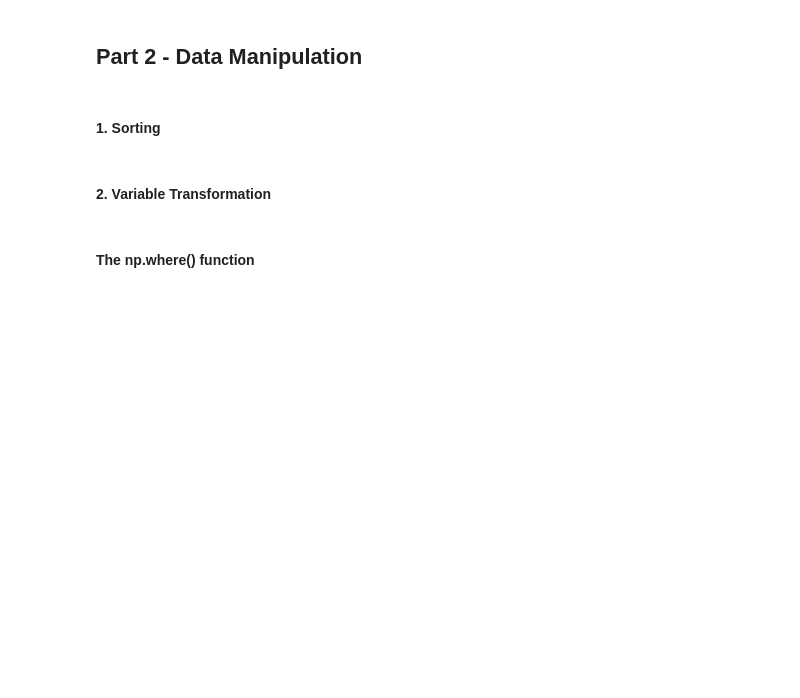
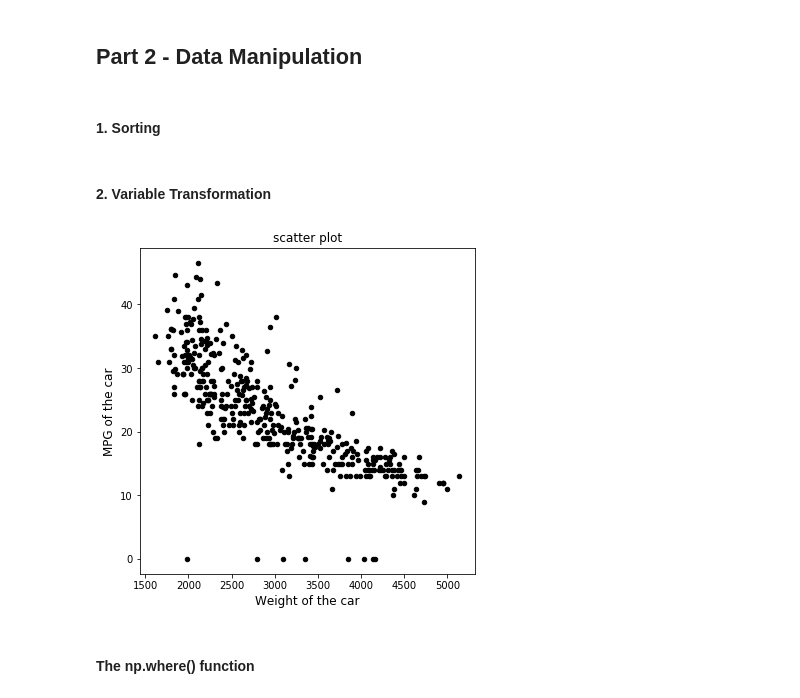
Before and after one commit to SatishFaction/Class_Exercise_Praxis, a Jupyter notebook: Machine Learning - Session 2 - Data Exploration & Data Manipulation - Template.ipynb, the cells around one changed output. Saved outputs shown, nothing was run; the diff lists cells and outputs as text; code cells hidden in the pictures; blank space fills up the shorter version.

```diff
--- a/Machine Learning - Session 2 - Data Exploration & Data Manipulation - Template.ipynb
+++ b/Machine Learning - Session 2 - Data Exploration & Data Manipulation - Template.ipynb
@@ -187,3 +189,12 @@ cars2
+# %%
+# Plot a scatter plot between MPG and weight. Comment of the linearity.
+cars.plot(kind="scatter",x="Weight",y="MPG",color="black",figsize=(6,6))
+plt.xlabel("Weight of the car",fontsize=12)
+plt.ylabel("MPG of the car",fontsize=12)
+plt.title("scatter plot",fontsize=12)
+plt.show()
+# %% [output]
+[figure, added]
 # %%
 # Re-plot the scatter plot by taking the log transformation of both the variables. Does the linearity
 # Improve?
```
Also changed, not shown: parts of 5 cells of this notebook, 2 other files.
